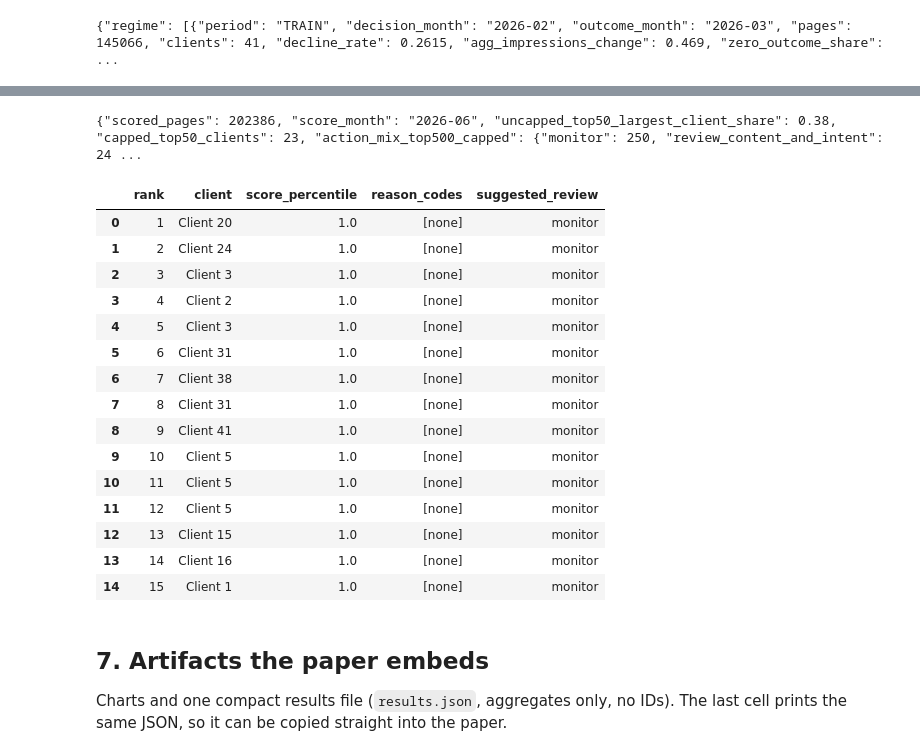
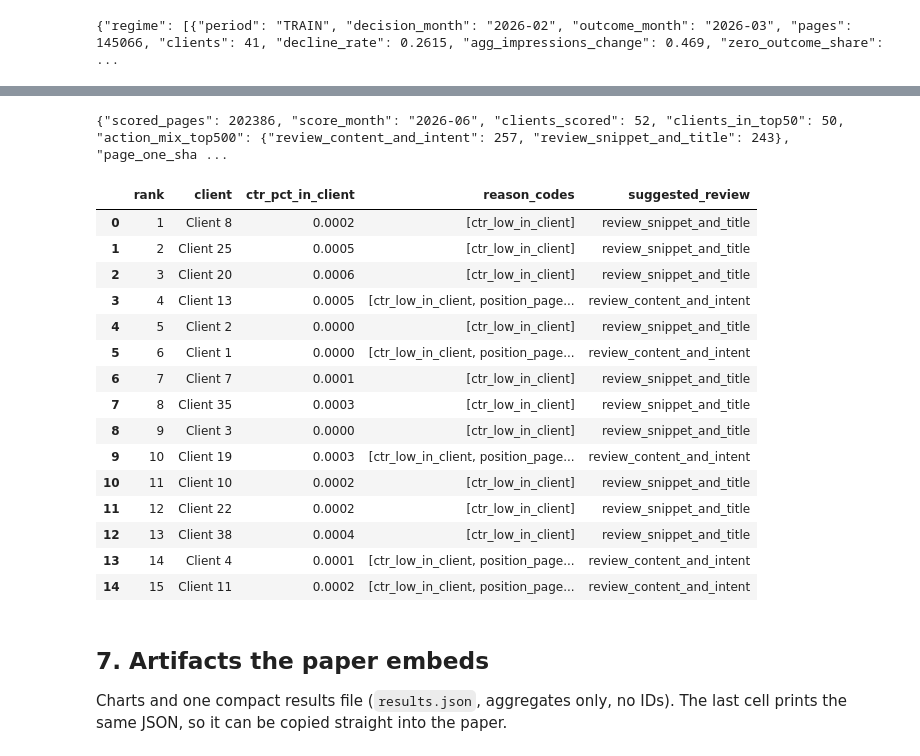
Before and after one commit to Bigoal/flyrank-ml-internship, a Jupyter notebook: work/notebooks/capstone.ipynb, the cells around one changed output, grey strips where cells are left out. Cells and saved outputs as stored; diff of their text form; code cells hidden in the pictures.

```diff
--- a/work/notebooks/capstone.ipynb
+++ b/work/notebooks/capstone.ipynb
@@ -488,67 +566,59 @@ The score is a *ranking*, not a calibrated probability.
 # %%
 score_frame = decision_frame(SCORE_MONTH)
 for c in score_frame["client_hash_id"].unique():
     if c not in CLIENT_LABEL:
         CLIENT_LABEL[c] = f"Client {len(CLIENT_LABEL) + 1}"
 score_frame["client"] = score_frame["client_hash_id"].map(CLIENT_LABEL)
 score_frame.drop(columns=["client_hash_id", "content_hash_id"], inplace=True)
 
-Xsc = prep.transform(score_frame)
-score_frame["score"] = models[PRIMARY].predict_proba(Xsc)[:, 1]
-score_frame["score_percentile"] = score_frame["score"].rank(pct=True)
-q25 = Xsc["shrunk_ctr"].quantile(0.25)
-score_frame["ctr_below_typical"] = Xsc["shrunk_ctr"].values <= q25
-score_frame["position_page_2_plus"] = score_frame["gsc_avg_position_weighted"].fillna(0) > 10
+score_frame["shrunk_ctr"] = prep.transform(score_frame)["shrunk_ctr"].values
+score_frame["rank_in_client"] = score_frame.groupby("client")["shrunk_ctr"].rank(method="first", ascending=True).astype(int)
+score_frame["client_pages"] = score_frame.groupby("client")["shrunk_ctr"].transform("size")
+score_frame["ctr_pct_in_client"] = score_frame["rank_in_client"] / score_frame["client_pages"]
+score_frame["ctr_low_in_client"] = score_frame["ctr_pct_in_client"] <= 0.10
 has_pos = score_frame["gsc_avg_position_weighted"].notna()
+score_frame["position_page_2_plus"] = score_frame["gsc_avg_position_weighted"] > 10
 score_frame["action"] = np.select(
-    [score_frame["ctr_below_typical"] & ~score_frame["position_page_2_plus"] & has_pos, score_frame["position_page_2_plus"]],
-    ["review_snippet_and_title", "review_content_and_intent"], default="monitor")
+    [~has_pos, score_frame["position_page_2_plus"]], ["monitor", "review_content_and_intent"], default="review_snippet_and_title")
 
-def capped_top(df, n, cap):
-    d = df.sort_values("score", ascending=False, kind="stable").copy()
-    d["rank_in_client"] = d.groupby("client").cumcount() + 1
-    return d[d["rank_in_client"] <= cap].head(n).reset_index(drop=True)
-
-uncapped50 = score_frame.sort_values("score", ascending=False, kind="stable").head(50)
-queue50 = capped_top(score_frame, 50, cap=10)
-queue500 = capped_top(score_frame, 500, cap=100)
+queue = score_frame.sort_values(["rank_in_client", "impressions_decision"], ascending=[True, False], kind="stable").reset_index(drop=True)
+queue50, queue500 = queue.head(50), queue.head(500)
 
 def codes(r):
     out = []
-    if r["ctr_below_typical"]: out.append("ctr_below_typical")
+    if r["ctr_low_in_client"]: out.append("ctr_low_in_client")
     if r["position_page_2_plus"]: out.append("position_page_2_plus")
     return out or ["none"]
 
-queue_public = [{"rank": i + 1, "client": r["client"], "score_percentile": round(float(r["score_percentile"]), 3),
+queue_public = [{"rank": i + 1, "client": r["client"], "ctr_pct_in_client": round(float(r["ctr_pct_in_client"]), 4),
                  "reason_codes": codes(r), "suggested_review": r["action"]} for i, r in queue50.iterrows()]
 queue_stats = {
-    "scored_pages": int(len(score_frame)), "score_month": SCORE_MONTH,
-    "uncapped_top50_largest_client_share": float(uncapped50["client"].value_counts().iloc[0] / 50),
-    "capped_top50_clients": int(queue50["client"].nunique()),
-    "action_mix_top500_capped": queue500["action"].value_counts().to_dict(),
-    "reason_mix_top500_capped": {"ctr_below_typical": int(queue500["ctr_below_typical"].sum()),
-                                 "position_page_2_plus": int(queue500["position_page_2_plus"].sum())},
+    "scored_pages": int(len(score_frame)), "score_month": SCORE_MONTH, "clients_scored": int(score_frame["client"].nunique()),
+    "clients_in_top50": int(queue50["client"].nunique()),
+    "action_mix_top500": queue500["action"].value_counts().to_dict(),
+    "page_one_share_top500": float((queue500["position_page_2_plus"] == False).mean()),
+    "pages_flagged_ctr_low_in_client": int(score_frame["ctr_low_in_client"].sum()),
 }
 print(json.dumps(queue_stats, default=float))
 display(pd.DataFrame(queue_public).head(15))
 # %% [output]
-{"scored_pages": 202386, "score_month": "2026-06", "uncapped_top50_largest_client_share": 0.38, "capped_top50_clients": 23, "action_mix_top500_capped": {"monitor": 250, "review_content_and_intent": 24 ...
+{"scored_pages": 202386, "score_month": "2026-06", "clients_scored": 52, "clients_in_top50": 50, "action_mix_top500": {"review_content_and_intent": 257, "review_snippet_and_title": 243}, "page_one_sha ...
-|  | rank | client | score_percentile | reason_codes | suggested_review |
-| 0 | 1 | Client 20 | 1.0 | [none] | monitor |
-| 1 | 2 | Client 24 | 1.0 | [none] | monitor |
-| 2 | 3 | Client 3 | 1.0 | [none] | monitor |
-| 3 | 4 | Client 2 | 1.0 | [none] | monitor |
-| 4 | 5 | Client 3 | 1.0 | [none] | monitor |
-| 5 | 6 | Client 31 | 1.0 | [none] | monitor |
-| 6 | 7 | Client 38 | 1.0 | [none] | monitor |
-| 7 | 8 | Client 31 | 1.0 | [none] | monitor |
-| 8 | 9 | Client 41 | 1.0 | [none] | monitor |
-| 9 | 10 | Client 5 | 1.0 | [none] | monitor |
-| 10 | 11 | Client 5 | 1.0 | [none] | monitor |
-| 11 | 12 | Client 5 | 1.0 | [none] | monitor |
-| 12 | 13 | Client 15 | 1.0 | [none] | monitor |
-| 13 | 14 | Client 16 | 1.0 | [none] | monitor |
-| 14 | 15 | Client 1 | 1.0 | [none] | monitor |
+|  | rank | client | ctr_pct_in_client | reason_codes | suggested_review |
+| 0 | 1 | Client 8 | 0.0002 | [ctr_low_in_client] | review_snippet_and_title |
+| 1 | 2 | Client 25 | 0.0005 | [ctr_low_in_client] | review_snippet_and_title |
+| 2 | 3 | Client 20 | 0.0006 | [ctr_low_in_client] | review_snippet_and_title |
+| 3 | 4 | Client 13 | 0.0005 | [ctr_low_in_client, position_page... | review_content_and_intent |
+| 4 | 5 | Client 2 | 0.0000 | [ctr_low_in_client] | review_snippet_and_title |
+| 5 | 6 | Client 1 | 0.0000 | [ctr_low_in_client, position_page... | review_content_and_intent |
+| 6 | 7 | Client 7 | 0.0001 | [ctr_low_in_client] | review_snippet_and_title |
+| 7 | 8 | Client 35 | 0.0003 | [ctr_low_in_client] | review_snippet_and_title |
+| 8 | 9 | Client 3 | 0.0000 | [ctr_low_in_client] | review_snippet_and_title |
+| 9 | 10 | Client 19 | 0.0003 | [ctr_low_in_client, position_page... | review_content_and_intent |
+| 10 | 11 | Client 10 | 0.0002 | [ctr_low_in_client] | review_snippet_and_title |
+| 11 | 12 | Client 22 | 0.0002 | [ctr_low_in_client] | review_snippet_and_title |
+| 12 | 13 | Client 38 | 0.0004 | [ctr_low_in_client] | review_snippet_and_title |
+| 13 | 14 | Client 4 | 0.0001 | [ctr_low_in_client, position_page... | review_content_and_intent |
+| 14 | 15 | Client 11 | 0.0002 | [ctr_low_in_client, position_page... | review_content_and_intent |
 # %% [markdown]
 ## 7. Artifacts the paper embeds
 
```
Also changed, not shown: parts of 12 cells of this notebook.
